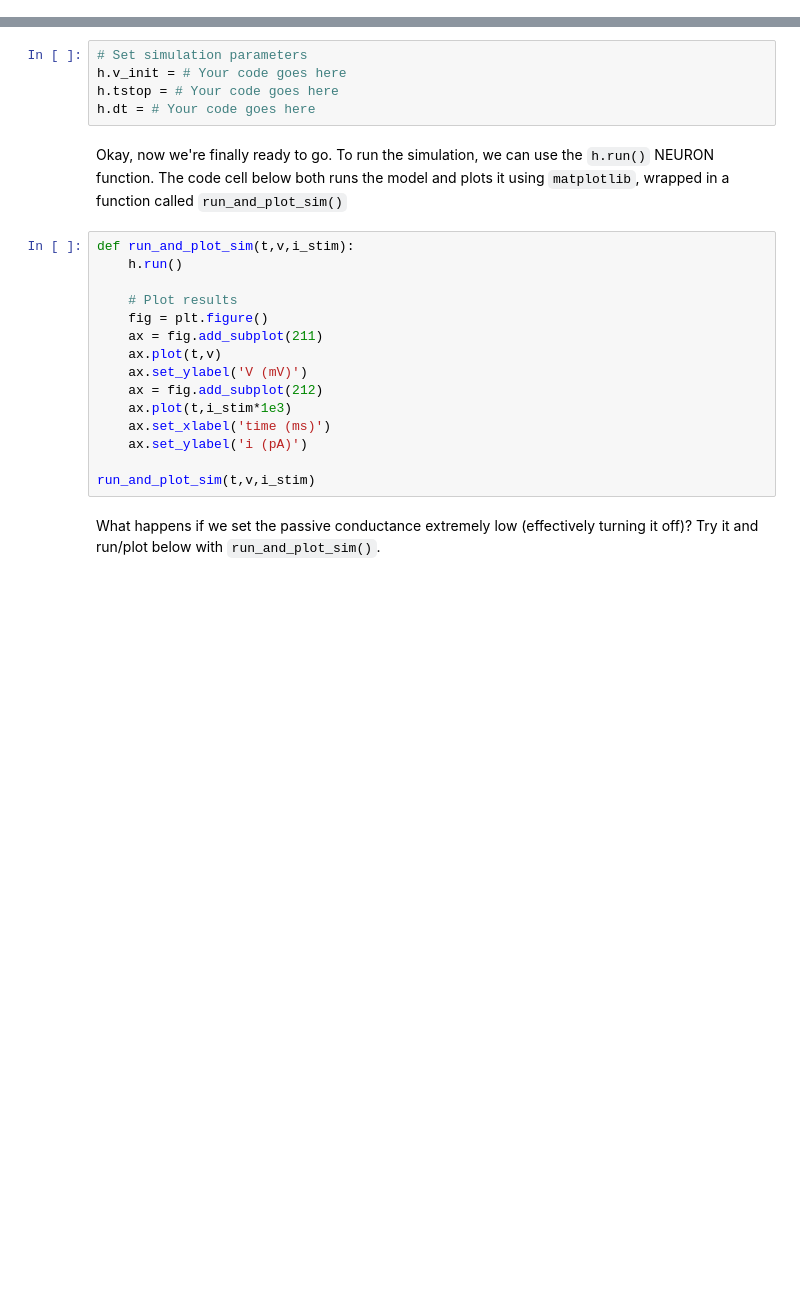
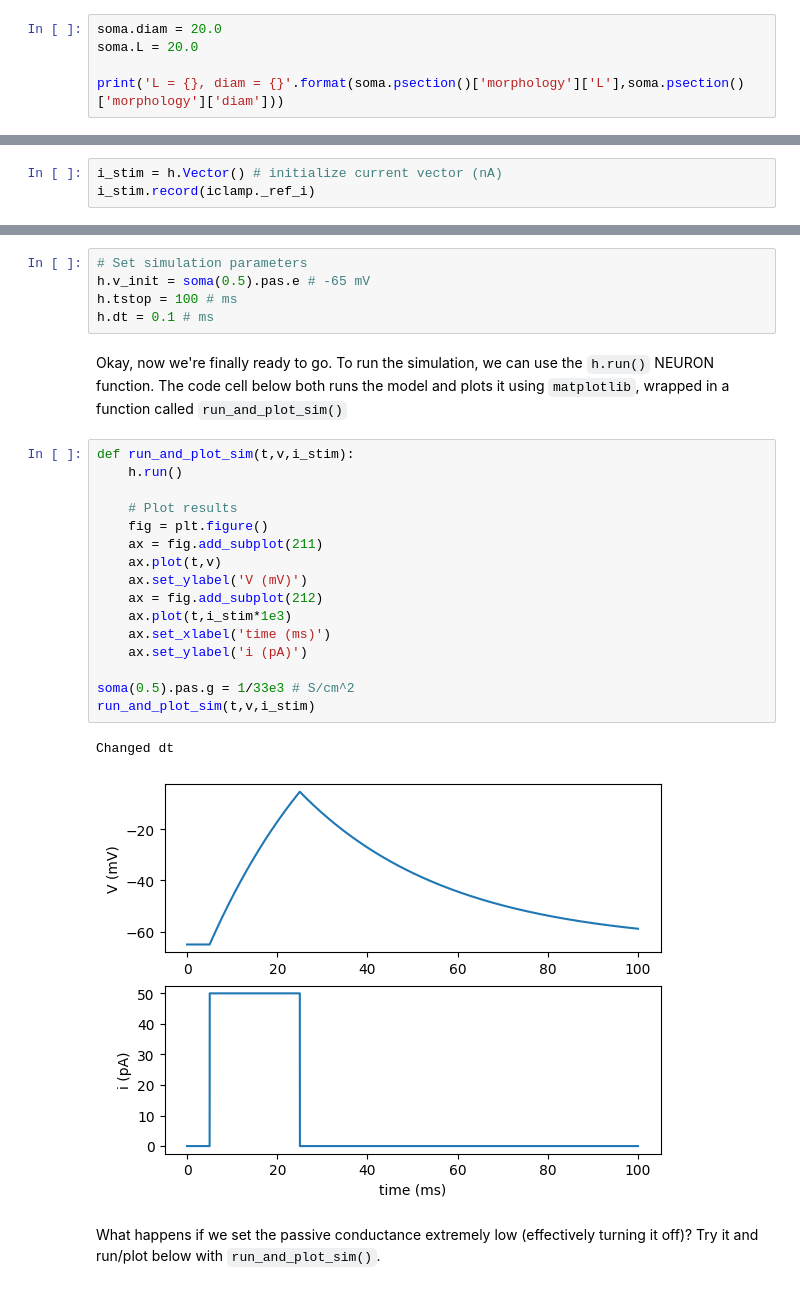
Before and after one commit to lw-miles24/5-CompModNervSys-LIFneuron, a Jupyter notebook: CompModNervSys_exercise5.ipynb, the cells around one changed output, grey strips where cells are left out. Saved outputs shown, nothing was run; the diff lists cells and outputs as text; blank space fills up the shorter version.

```diff
--- a/CompModNervSys_exercise5.ipynb
+++ b/CompModNervSys_exercise5.ipynb
@@ -75,0 +117,5 @@ Set the soma's diameter (`diam`) and length (`L`) to $20 \mu m$. Use `psection`
+# %%
+soma.diam = 20.0
+soma.L = 20.0
+
+print('L = {}, diam = {}'.format(soma.psection()['morphology']['L'],soma.psection()['morphology']['diam']))
@@ -223,0 +349,3 @@ Try writing similar code to record the current delivered by our `IClamp`, which
+# %%
+i_stim = h.Vector() # initialize current vector (nA)
+i_stim.record(iclamp._ref_i)
@@ -229,26 +359,30 @@ Now we're almost ready to run. We just need to specify our initialization condit
 Let's use an initial voltage, set by `h.v_init` to our reversal potential, simulation duration, set by `h.tstop` to $20\; ms$, and time step, step by `h.dt` to $0.1\; ms$.
 # %%
 # Set simulation parameters
-h.v_init = # Your code goes here
-h.tstop = # Your code goes here
-h.dt = # Your code goes here
+h.v_init = soma(0.5).pas.e # -65 mV
+h.tstop = 100 # ms
+h.dt = 0.1 # ms
 # %% [markdown]
 Okay, now we're finally ready to go. To run the simulation, we can use the `h.run()` NEURON function. The code cell below both runs the model and plots it using `matplotlib`, wrapped in a function called `run_and_plot_sim()`
 # %%
 def run_and_plot_sim(t,v,i_stim):
     h.run()
 
     # Plot results
     fig = plt.figure()
     ax = fig.add_subplot(211)
     ax.plot(t,v)
     ax.set_ylabel('V (mV)')
     ax = fig.add_subplot(212)
     ax.plot(t,i_stim*1e3)
     ax.set_xlabel('time (ms)')
     ax.set_ylabel('i (pA)')
 
+soma(0.5).pas.g = 1/33e3 # S/cm^2
 run_and_plot_sim(t,v,i_stim)
+# %% [output]
+Changed dt
+[figure, added]
 # %% [markdown]
 What happens if we set the passive conductance extremely low (effectively turning it off)? Try it and run/plot below with `run_and_plot_sim()`.
 # %%
```
Also changed, not shown: parts of 43 cells of this notebook.
